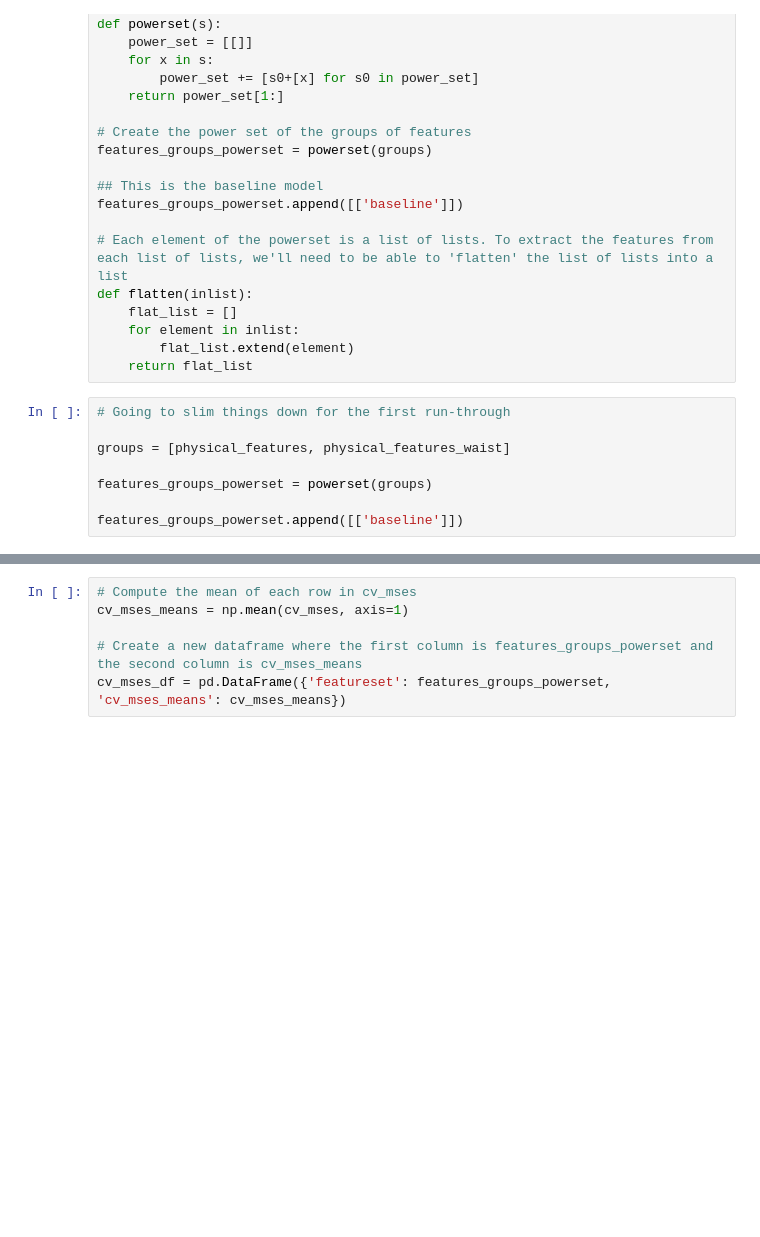
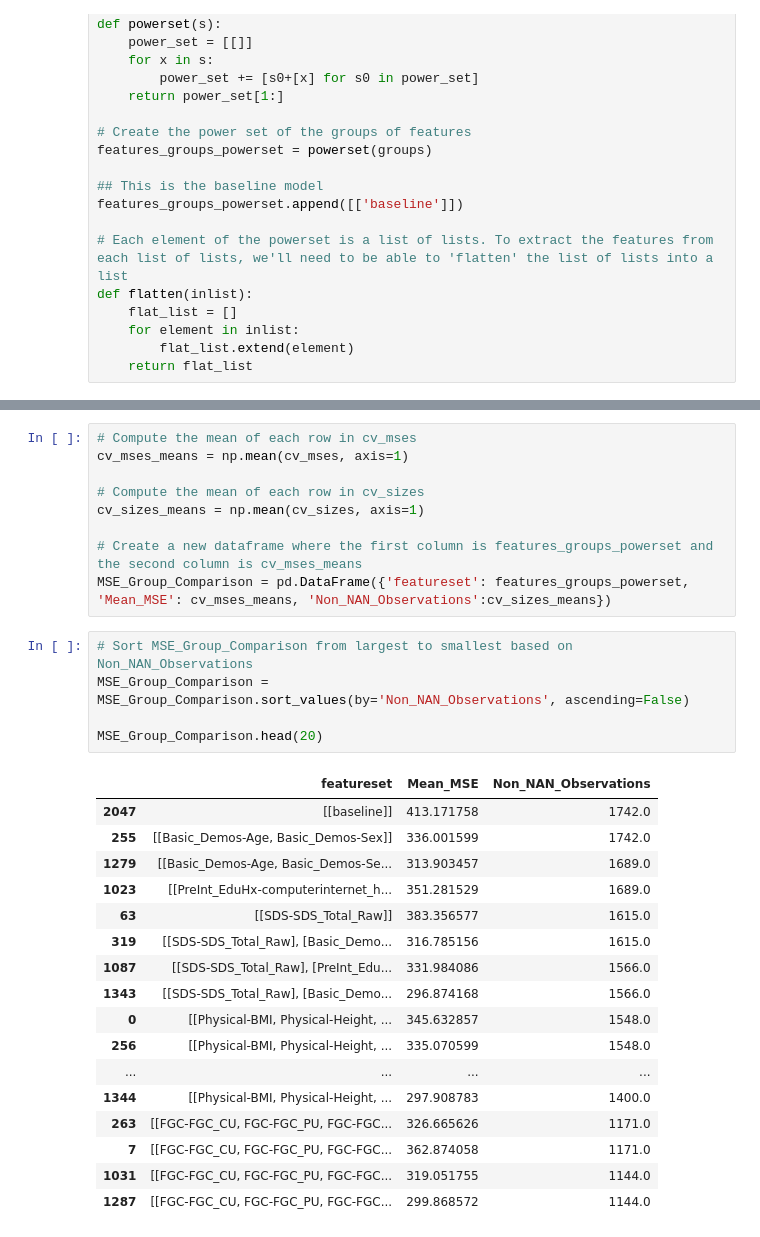
Before and after one commit to aarondweinberg/CMI_problematic_internet_use, a Jupyter notebook: EDA_AW.ipynb, the cells around one changed output, grey strips where cells are left out. Cells and saved outputs as stored; diff of their text form; blank space fills up the shorter version.

```diff
--- a/EDA_AW.ipynb
+++ b/EDA_AW.ipynb
@@ -459,14 +459,6 @@ def flatten(inlist):
     for element in inlist:
         flat_list.extend(element)
     return flat_list
-# %%
-# Going to slim things down for the first run-through
-
-groups = [physical_features, physical_features_waist]
-
-features_groups_powerset = powerset(groups)
-
-features_groups_powerset.append([['baseline']])
 # %%
 # Set up a 5-fold split to use with the linear models
 num_splits = 5
@@ -550,5 +547,31 @@ ValueError: Found array with 0 sample(s) (shape=(0,)) while a minimum of 1 is re
 # Compute the mean of each row in cv_mses
 cv_mses_means = np.mean(cv_mses, axis=1)
 
+# Compute the mean of each row in cv_sizes
+cv_sizes_means = np.mean(cv_sizes, axis=1)
+
 # Create a new dataframe where the first column is features_groups_powerset and the second column is cv_mses_means
-cv_mses_df = pd.DataFrame({'featureset': features_groups_powerset, 'cv_mses_means': cv_mses_means})
+MSE_Group_Comparison = pd.DataFrame({'featureset': features_groups_powerset, 'Mean_MSE': cv_mses_means, 'Non_NAN_Observations':cv_sizes_means})
+# %%
+# Sort MSE_Group_Comparison from largest to smallest based on Non_NAN_Observations
+MSE_Group_Comparison = MSE_Group_Comparison.sort_values(by='Non_NAN_Observations', ascending=False)
+
+MSE_Group_Comparison.head(20)
+# %% [output]
+|  | featureset | Mean_MSE | Non_NAN_Observations |
+| 2047 | [[baseline]] | 413.171758 | 1742.0 |
+| 255 | [[Basic_Demos-Age, Basic_Demos-Sex]] | 336.001599 | 1742.0 |
+| 1279 | [[Basic_Demos-Age, Basic_Demos-Se... | 313.903457 | 1689.0 |
+| 1023 | [[PreInt_EduHx-computerinternet_h... | 351.281529 | 1689.0 |
+| 63 | [[SDS-SDS_Total_Raw]] | 383.356577 | 1615.0 |
+| 319 | [[SDS-SDS_Total_Raw], [Basic_Demo... | 316.785156 | 1615.0 |
+| 1087 | [[SDS-SDS_Total_Raw], [PreInt_Edu... | 331.984086 | 1566.0 |
+| 1343 | [[SDS-SDS_Total_Raw], [Basic_Demo... | 296.874168 | 1566.0 |
+| 0 | [[Physical-BMI, Physical-Height, ... | 345.632857 | 1548.0 |
+| 256 | [[Physical-BMI, Physical-Height, ... | 335.070599 | 1548.0 |
+| ... | ... | ... | ... |
+| 1344 | [[Physical-BMI, Physical-Height, ... | 297.908783 | 1400.0 |
+| 263 | [[FGC-FGC_CU, FGC-FGC_PU, FGC-FGC... | 326.665626 | 1171.0 |
+| 7 | [[FGC-FGC_CU, FGC-FGC_PU, FGC-FGC... | 362.874058 | 1171.0 |
+| 1031 | [[FGC-FGC_CU, FGC-FGC_PU, FGC-FGC... | 319.051755 | 1144.0 |
+| 1287 | [[FGC-FGC_CU, FGC-FGC_PU, FGC-FGC... | 299.868572 | 1144.0 |
```
Also changed, not shown: parts of 2 cells of this notebook.
